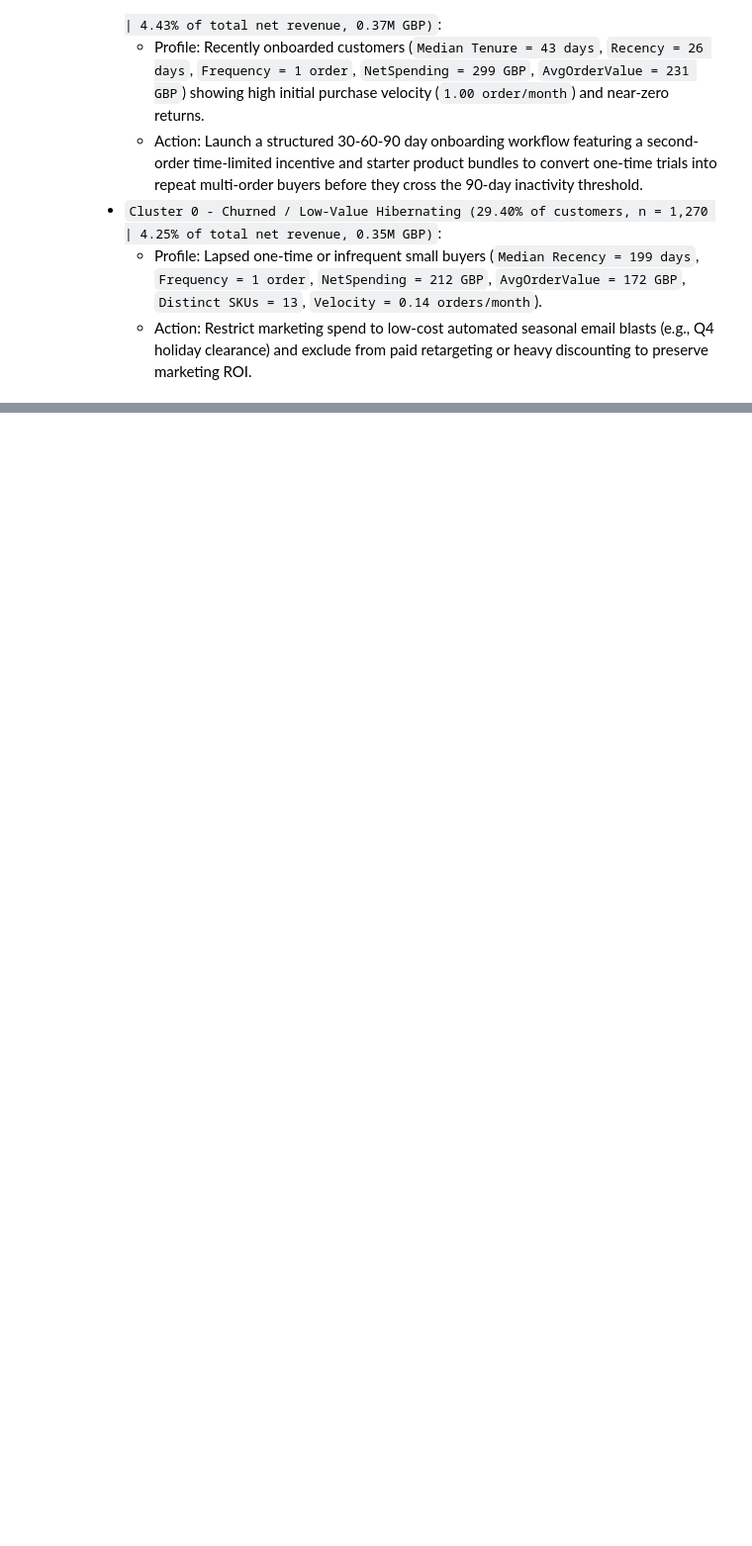
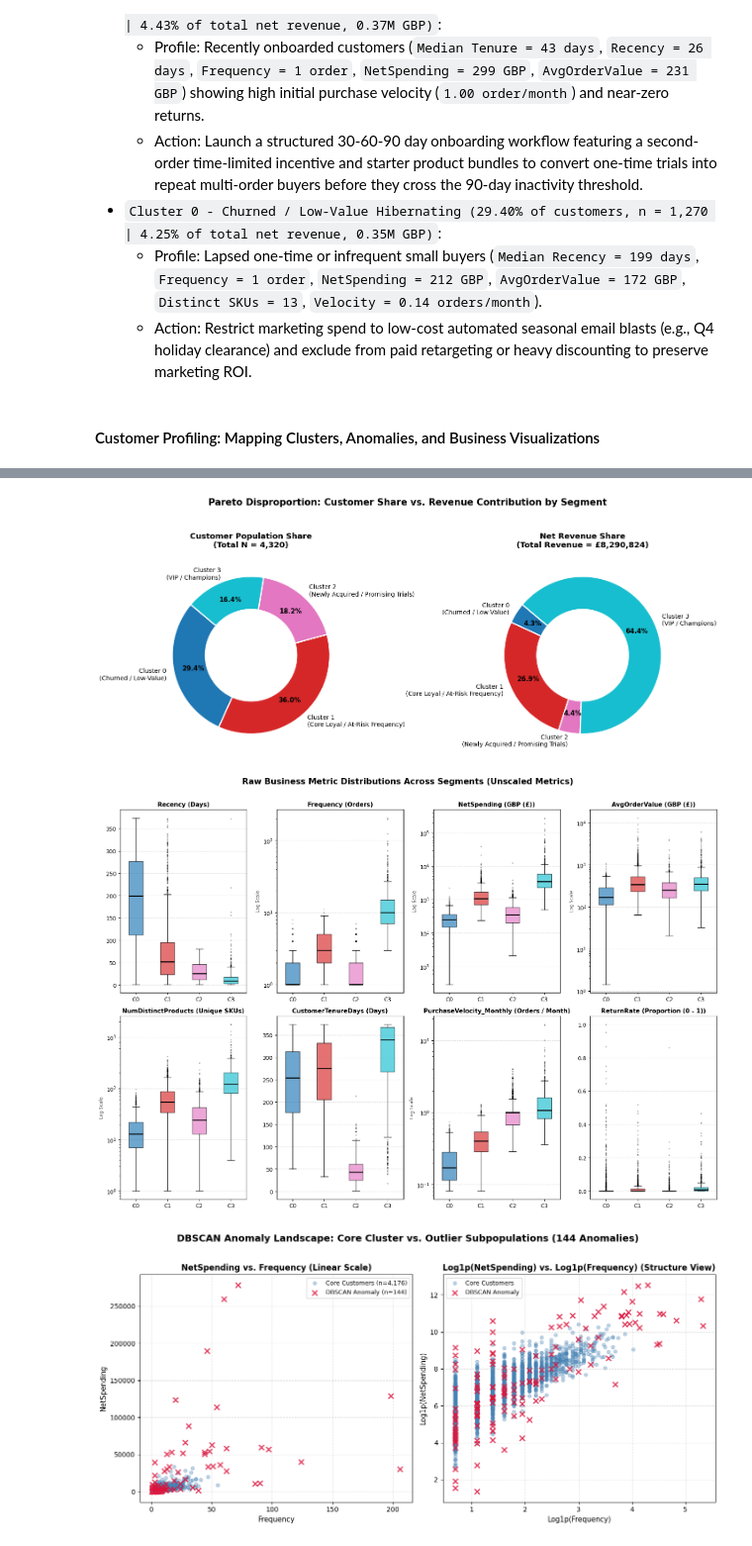
Before and after one commit to vietthang2006/customer-segmentation, a Jupyter notebook: notebook/clustering.ipynb, the cells around one changed output, grey strips where cells are left out. Shown at 99% size. Cells and saved outputs as stored; diff of their text form; code cells hidden in the pictures; blank space fills up the shorter version.

Commit message:
feat: notebook for customer profiling and surrogate model training

```diff
--- a/notebook/clustering.ipynb
+++ b/notebook/clustering.ipynb
@@ -156,3 +156,56 @@ plt.show()
 - `Cluster 0 - Churned / Low-Value Hibernating (29.40% of customers, n = 1,270 | 4.25% of total net revenue, 0.35M GBP)`:
   - Profile: Lapsed one-time or infrequent small buyers (`Median Recency = 199 days`, `Frequency = 1 order`, `NetSpending = 212 GBP`, `AvgOrderValue = 172 GBP`, `Distinct SKUs = 13`, `Velocity = 0.14 orders/month`).
   - Action: Restrict marketing spend to low-cost automated seasonal email blasts (e.g., Q4 holiday clearance) and exclude from paid retargeting or heavy discounting to preserve marketing ROI.
+# %% [markdown]
+#### Customer Profiling: Mapping Clusters, Anomalies, and Business Visualizations
+# %%
+# 1. Import profiling module
+from src.profiling import (
+    create_segmented_dataset,
+    save_segmented_dataset,
+    compute_segment_revenue_share,
+    generate_persona_summary_card,
+    analyze_dbscan_anomalies,
+    plot_revenue_vs_population_donut,
+    plot_raw_feature_boxplots_by_cluster,
+    plot_anomaly_scatter,
+    plot_relative_profile_bars,
+)
+import matplotlib.pyplot as plt
+
+# 2. Load unscaled raw metrics
+raw_data = pd.read_parquet('../data/clustered/customer_raw_profiling.parquet')
+
+# 3. Map K-Means (k=4) clusters and DBSCAN anomaly flags into CustomerID
+df_segmented = create_segmented_dataset(
+    df_raw=raw_data,
+    km_labels=km_lbl,
+    db_labels=db_lbl,
+)
+
+# 4. Save segmented dataset to data/clustered/customer_segmented.parquet
+saved_path = save_segmented_dataset(df_segmented)
+print(f"Successfully saved segmented dataset to: {saved_path}")
+print(f"Dataset shape: {df_segmented.shape} | DBSCAN Anomalies: {df_segmented['Is_Anomaly'].sum()}")
+
+# 5. Display Executive Persona & Revenue Contribution Tables
+display(compute_segment_revenue_share(df_segmented))
+display(generate_persona_summary_card(df_segmented))
+
+# 6. Visualizations
+# A. Revenue vs. Population Share Donut Charts (Pareto)
+plot_revenue_vs_population_donut(df_segmented)
+plt.show()
+
+# B. Raw Metric Boxplots by Cluster (Log-Scale for Monetary & Frequency)
+plot_raw_feature_boxplots_by_cluster(df_segmented)
+plt.show()
+
+# C. DBSCAN Anomaly Landscape (Core vs. Outliers)
+plot_anomaly_scatter(df_segmented, x_feat='Frequency', y_feat='NetSpending')
+plt.show()
+
+# D. Relative Profile Comparison (Cluster Median / Population Median)
+plot_relative_profile_bars(df_segmented)
+plt.show()
+# %% [output]
@@ -158,0 +224,3 @@ plt.show()
+[figure, added]
+[figure, added]
+[figure, added]
```
Also changed, not shown: parts of 2 cells of this notebook, 1 other file.
